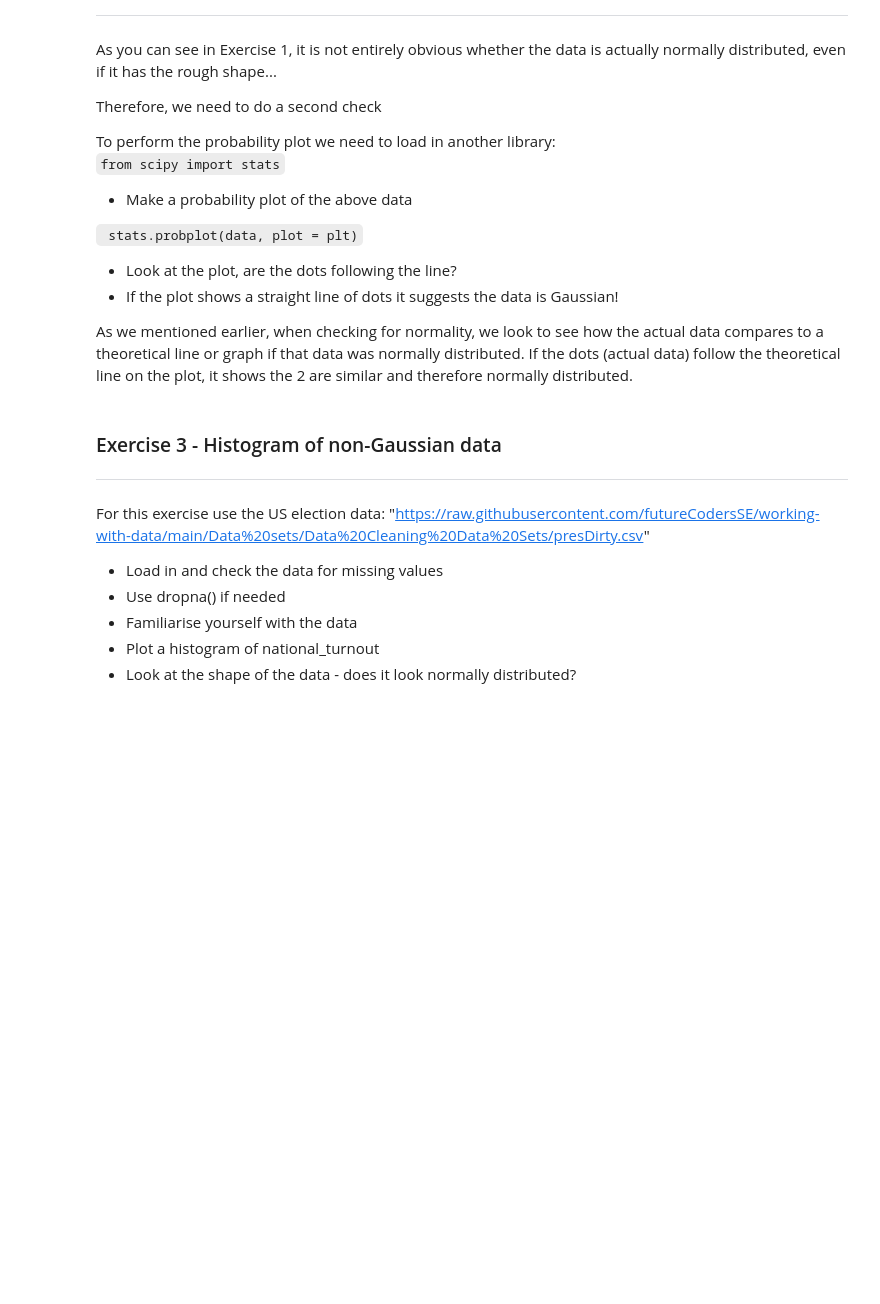
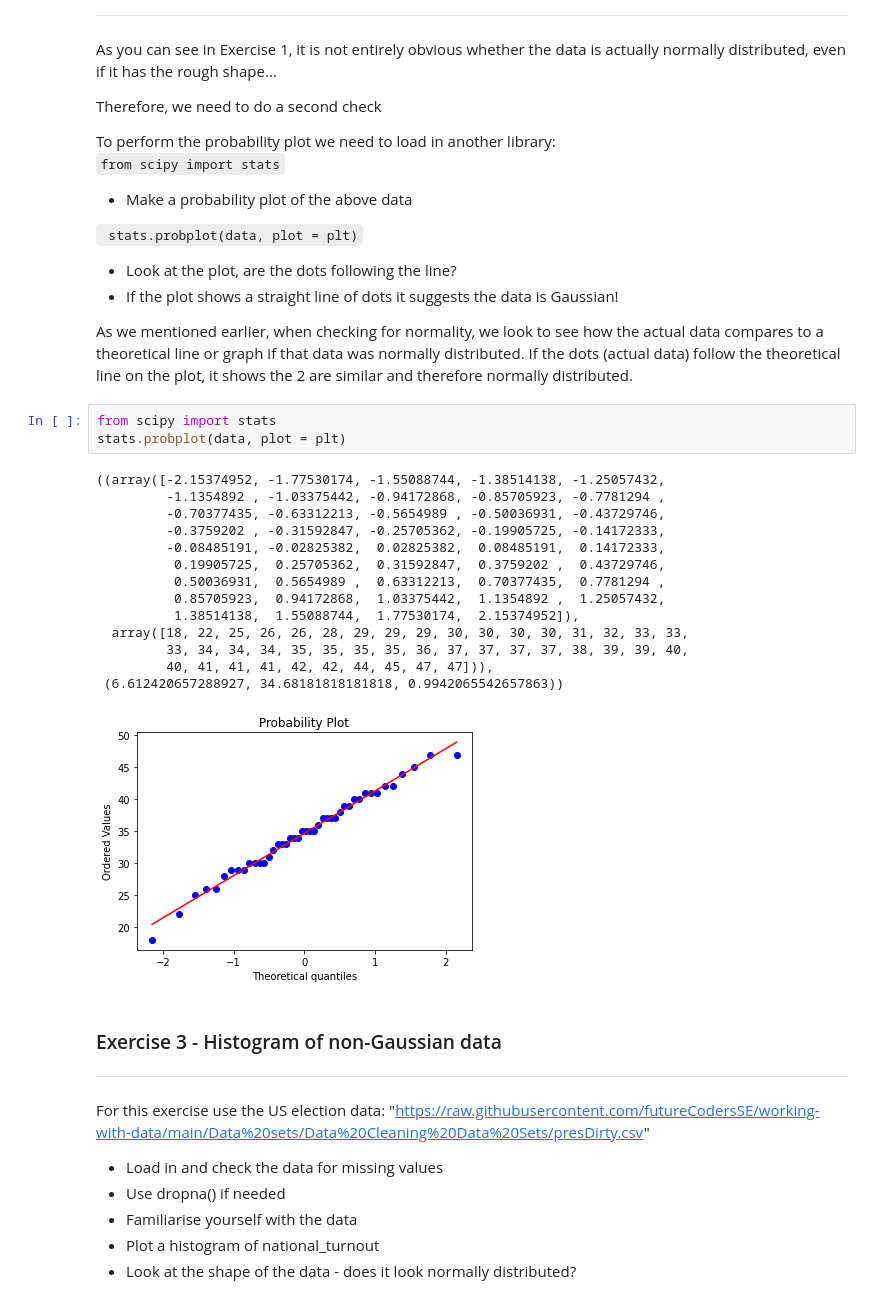
Before and after one commit to Jojomaque/Portfolio, a Jupyter notebook: Jojo_Testing_for_normality.ipynb, the cells around one changed output. Saved outputs shown, nothing was run; the diff lists cells and outputs as text; blank space fills up the shorter version.

```diff
--- a/Jojo_Testing_for_normality.ipynb
+++ b/Jojo_Testing_for_normality.ipynb
@@ -95,6 +103,24 @@ To perform the probability plot we need to load in another library:
 * If the plot shows a straight line of dots it suggests the data is Gaussian!
 
 As we mentioned earlier, when checking for normality, we look to see how the actual data compares to a theoretical line or graph if that data was normally distributed. If the dots (actual data) follow the theoretical line on the plot, it shows the 2 are similar and therefore normally distributed.
+# %%
+from scipy import stats
+stats.probplot(data, plot = plt)
+# %% [output]
+((array([-2.15374952, -1.77530174, -1.55088744, -1.38514138, -1.25057432,
+         -1.1354892 , -1.03375442, -0.94172868, -0.85705923, -0.7781294 ,
+         -0.70377435, -0.63312213, -0.5654989 , -0.50036931, -0.43729746,
+         -0.3759202 , -0.31592847, -0.25705362, -0.19905725, -0.14172333,
+         -0.08485191, -0.02825382,  0.02825382,  0.08485191,  0.14172333,
+          0.19905725,  0.25705362,  0.31592847,  0.3759202 ,  0.43729746,
+          0.50036931,  0.5654989 ,  0.63312213,  0.70377435,  0.7781294 ,
+          0.85705923,  0.94172868,  1.03375442,  1.1354892 ,  1.25057432,
+          1.38514138,  1.55088744,  1.77530174,  2.15374952]),
+  array([18, 22, 25, 26, 26, 28, 29, 29, 29, 30, 30, 30, 30, 31, 32, 33, 33,
+         33, 34, 34, 34, 35, 35, 35, 35, 36, 37, 37, 37, 37, 38, 39, 39, 40,
+         40, 41, 41, 41, 42, 42, 44, 45, 47, 47])),
+ (6.612420657288927, 34.68181818181818, 0.9942065542657863))
+[figure, added]
 # %% [markdown]
 ### Exercise 3 -  Histogram of non-Gaussian data
 ---
```
Also changed, not shown: parts of 3 cells of this notebook.
